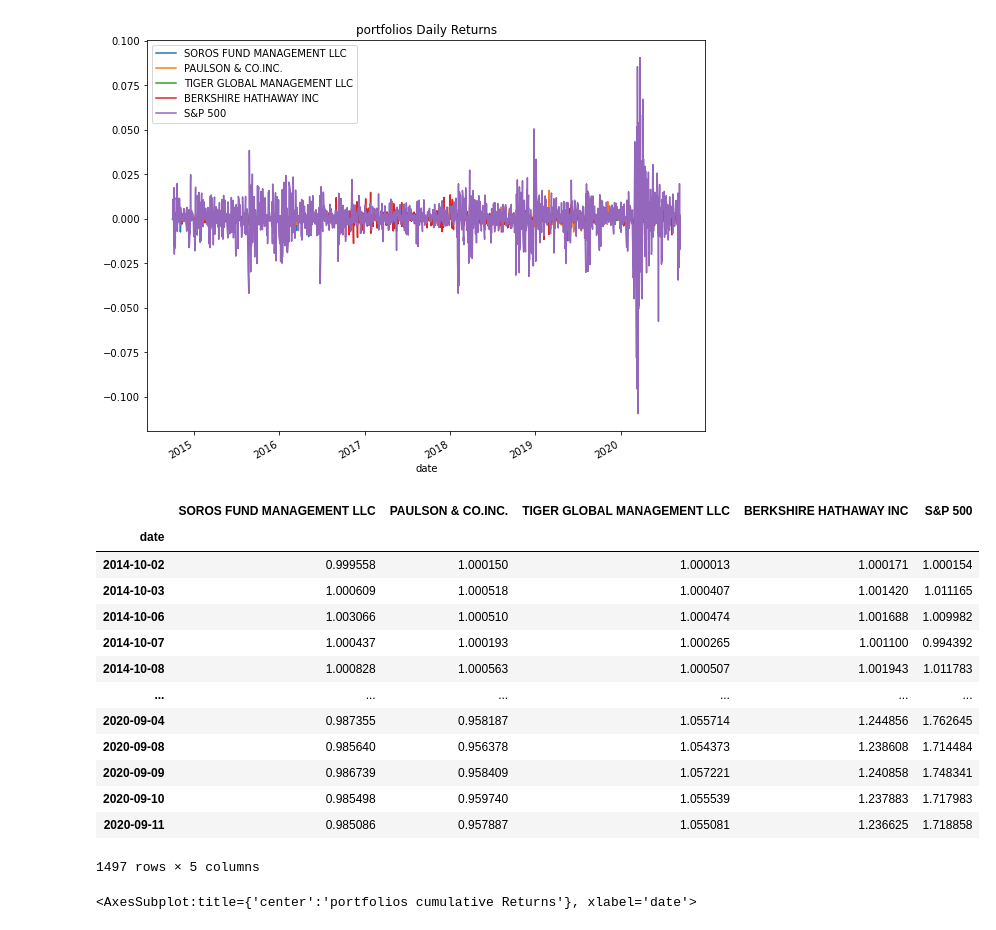
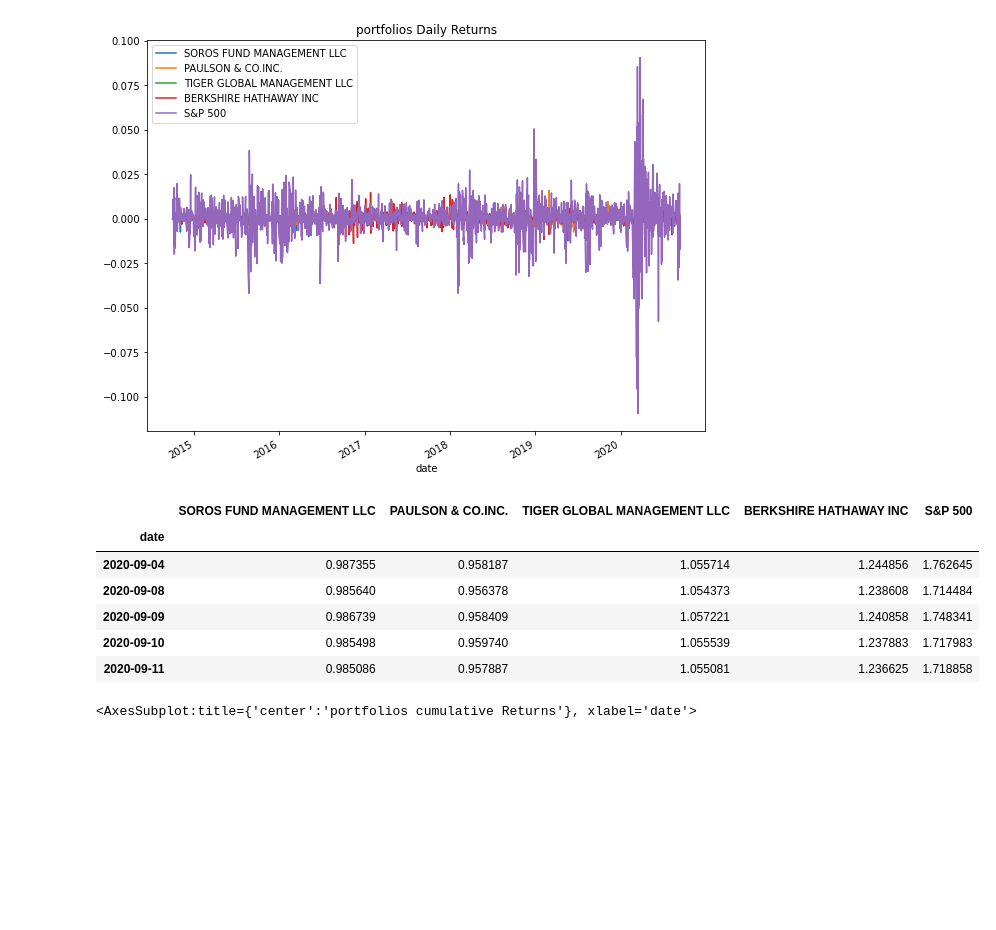
Before and after one commit to codan81/Risk-Return-Analysis-4-Investments, a Jupyter notebook: risk_return_analysis.ipynb, the cells around one changed output. Saved outputs shown, nothing was run; the diff lists cells and outputs as text; code cells hidden in the pictures; blank space fills up the shorter version.

```diff
--- a/risk_return_analysis.ipynb
+++ b/risk_return_analysis.ipynb
@@ -181,23 +177,16 @@ daily_returns_df.plot(figsize=(10, 8), title='portfolios Daily Returns')
 # %%
 # Calculate and plot the cumulative returns of the 4 fund portfolios and the S&P 500
 # Review the last 5 rows of the cumulative returns DataFrame
 cumulative_returns = (1 + daily_returns_df).cumprod()
-cumulative_returns
+cumulative_returns.tail()
 # %% [output]
 |  | SOROS FUND MANAGEMENT LLC | PAULSON & CO.INC. | TIGER GLOBAL MANAGEMENT LLC | BERKSHIRE HATHAWAY INC | S&P 500 |
 | date |  |  |  |  |  |
-| 2014-10-02 | 0.999558 | 1.000150 | 1.000013 | 1.000171 | 1.000154 |
-| 2014-10-03 | 1.000609 | 1.000518 | 1.000407 | 1.001420 | 1.011165 |
-| 2014-10-06 | 1.003066 | 1.000510 | 1.000474 | 1.001688 | 1.009982 |
-| 2014-10-07 | 1.000437 | 1.000193 | 1.000265 | 1.001100 | 0.994392 |
-| 2014-10-08 | 1.000828 | 1.000563 | 1.000507 | 1.001943 | 1.011783 |
-| ... | ... | ... | ... | ... | ... |
 | 2020-09-04 | 0.987355 | 0.958187 | 1.055714 | 1.244856 | 1.762645 |
 | 2020-09-08 | 0.985640 | 0.956378 | 1.054373 | 1.238608 | 1.714484 |
 | 2020-09-09 | 0.986739 | 0.958409 | 1.057221 | 1.240858 | 1.748341 |
 | 2020-09-10 | 0.985498 | 0.959740 | 1.055539 | 1.237883 | 1.717983 |
 | 2020-09-11 | 0.985086 | 0.957887 | 1.055081 | 1.236625 | 1.718858 |
-1497 rows × 5 columns
 # %%
 # Visualize the cumulative returns using the Pandas plot function
 # Include a title parameter and adjust the figure size
```
Also changed, not shown: parts of 29 cells of this notebook.
